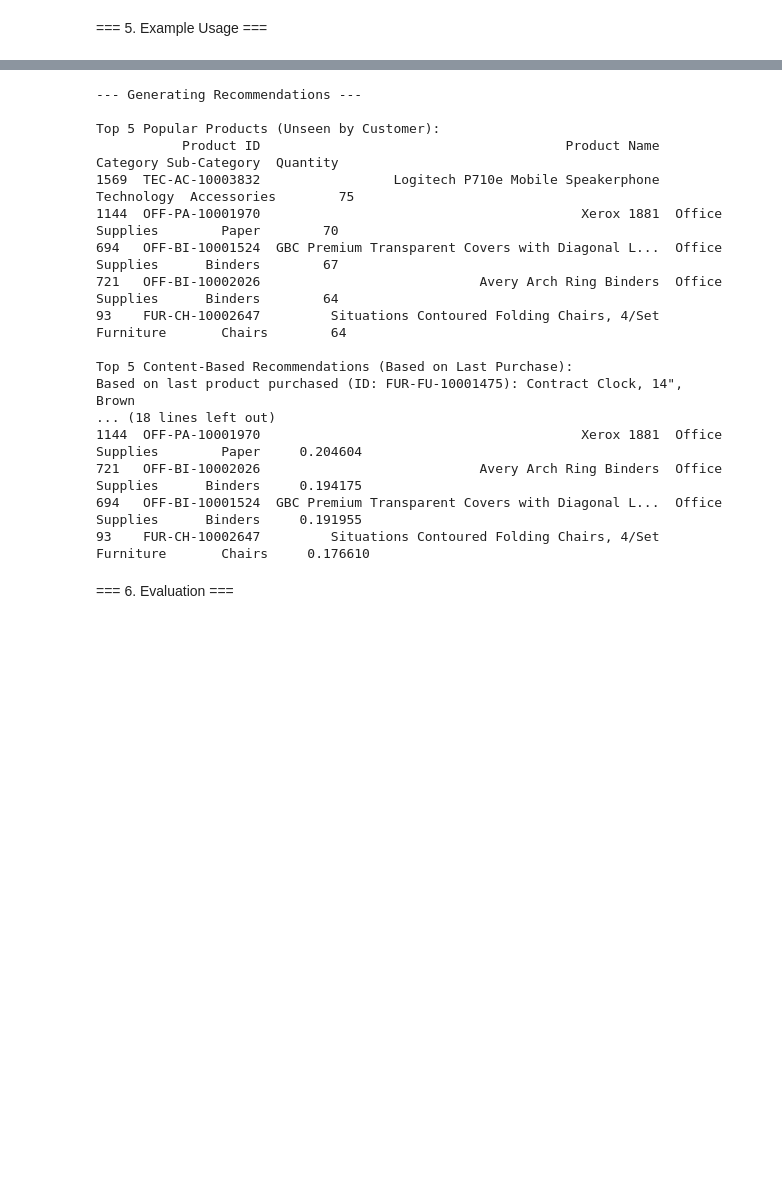
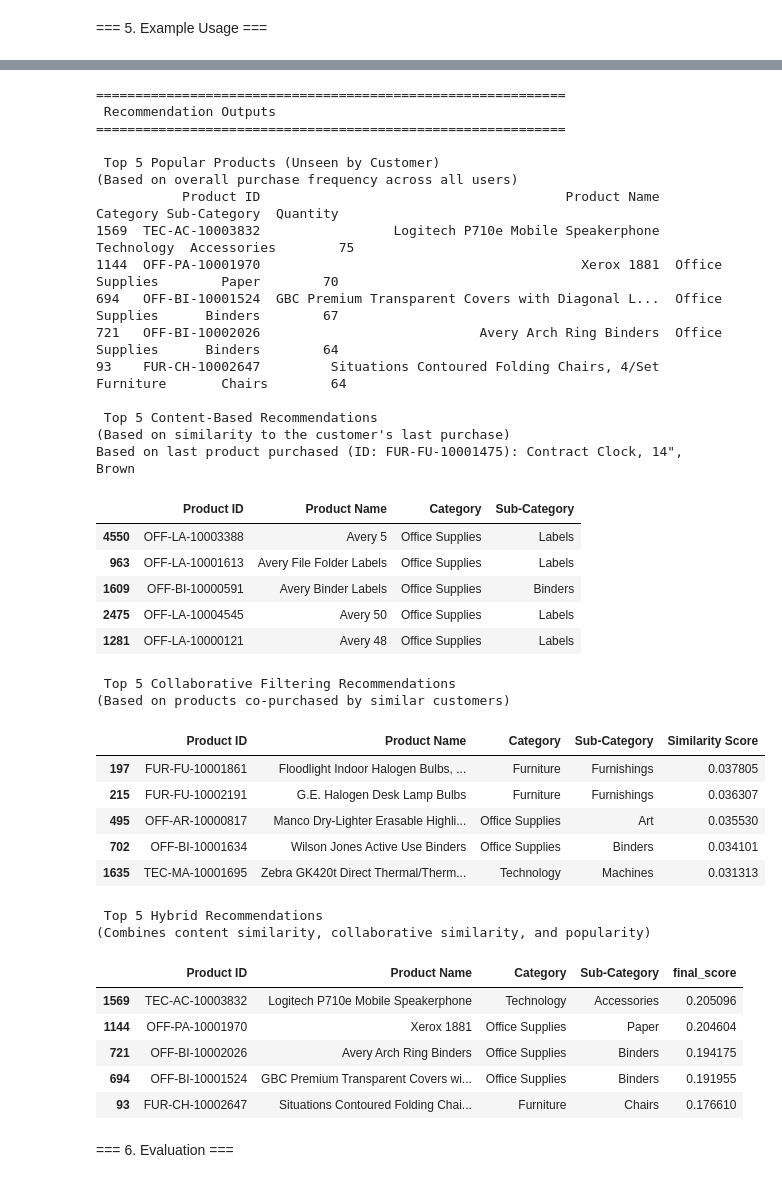
Before and after one commit to nancy-kataria/NexBuy, a Jupyter notebook: product_matching.ipynb, the cells around one changed output, grey strips where cells are left out. Drawn from its saved outputs; the diff is of its cells as text; code cells hidden in the pictures; blank space fills up the shorter version.

Commit message:
Updated hybrid method using normalized score since the popularity score is too high. Updated example usage to print out formatted

```diff
--- a/product_matching.ipynb
+++ b/product_matching.ipynb
@@ -249,7 +250,7 @@ def add_fallback_if_needed(recommendations, product_ids, product_df, n, by):
 
     if len(recommendations) < n:
         print(f"Customer has only {len(recommendations)} new products available. Showing global popular items instead.")
-        fallback = get_global_popular_products(n=n, by=by)
+        fallback = get_global_popular_products(top_n=n, by=by)
         fallback = fallback[~fallback['Product ID'].isin(product_ids)]
         recommendations = pd.concat([recommendations, fallback]).drop_duplicates('Product ID')
     return recommendations
@@ -281,12 +282,12 @@ def get_customer_preferences(customer_id, df):
     return top_categories, top_subcategories
 # %%
 # === Calculation  Functions ===
-def get_global_popular_products(n=10, by='Quantity'):
+def get_global_popular_products(top_n=5, by='Quantity'):
     """
     Recommends top-N globally popular products. Sorts all products based on a specified metric ('Quantity' or 'Sales') and returns the top N. Does not consider customer history.
 
     Args:
-        n (int, optional): The number of products to recommend. Defaults to 10.
+        top_n (int, optional): The number of products to recommend. Defaults to 10.
         by (str, optional): The metric to sort popularity by ('Quantity' or 'Sales'). Defaults to 'Quantity'.
 
     Returns:
@@ -298,7 +299,7 @@ def get_global_popular_products(n=10, by='Quantity'):
     if by not in ['Quantity', 'Sales']:
         raise ValueError("Parameter 'by' must be either 'Quantity' or 'Sales'")
 
-    return product_popularity.sort_values(by=by, ascending=False).head(n)[['Product ID', 'Product Name', 'Category', 'Sub-Category', by]]
+    return product_popularity.sort_values(by=by, ascending=False).head(top_n)[['Product ID', 'Product Name', 'Category', 'Sub-Category', by]]
 
 def get_content_similar_items(product_id, top_n=5):
     """
@@ -624,35 +691,66 @@ Customer Purchase Context (from full history):
 # %%
-# --- Display Recommendations ---
-print("\n--- Generating Recommendations ---")
+# Step 3: Show Recommendations
+print("\n" + "="*60)
+print(" Recommendation Outputs")
+print("="*60)
 
-print(f"\nTop {num_recommendations} Popular Products (Unseen by Customer):")
+# POPULAR
+print(f"\n Top {num_recommendations} Popular Products (Unseen by Customer)")
+print("(Based on overall purchase frequency across all users)")
 print(recommend_popular(customer_id=customer_example_id, top_n=num_recommendations))
 
-print(f"\nTop {num_recommendations} Content-Based Recommendations (Based on Last Purchase):")
-print(recommend_content_based(customer_example_id, top_n=num_recommendations))
+# CONTENT-BASED
+print(f"\n Top {num_recommendations} Content-Based Recommendations")
+print("(Based on similarity to the customer's last purchase)")
+display(recommend_content_based(customer_example_id, top_n=num_recommendations))
 
-print(f"\nTop {num_recommendations} Collaborative Recommendations (Based on Customer History):")
-print(recommend_collaborative(customer_example_id, top_n=num_recommendations))
+# COLLABORATIVE
+print(f"\n Top {num_recommendations} Collaborative Filtering Recommendations")
+print("(Based on products co-purchased by similar customers)")
+display(recommend_collaborative(customer_example_id, top_n=num_recommendations))
 
-print(f"\nTop {num_recommendations} Advanced Hybrid Recommendations (Content+Collab+Pop):")
-print(recommend_hybrid(customer_example_id, top_n=num_recommendations))
+# HYBRID
+print(f"\n Top {num_recommendations} Hybrid Recommendations")
+print("(Combines content similarity, collaborative similarity, and popularity)")
+display(recommend_hybrid(customer_example_id, top_n=num_recommendations))
 # %% [output]
---- Generating Recommendations ---
+============================================================
+ Recommendation Outputs
+============================================================
 
-Top 5 Popular Products (Unseen by Customer):
+ Top 5 Popular Products (Unseen by Customer)
+(Based on overall purchase frequency across all users)
            Product ID                                       Product Name         Category Sub-Category  Quantity
 1569  TEC-AC-10003832                 Logitech P710e Mobile Speakerphone       Technology  Accessories        75
 1144  OFF-PA-10001970                                         Xerox 1881  Office Supplies        Paper        70
 694   OFF-BI-10001524  GBC Premium Transparent Covers with Diagonal L...  Office Supplies      Binders        67
 721   OFF-BI-10002026                            Avery Arch Ring Binders  Office Supplies      Binders        64
 93    FUR-CH-10002647         Situations Contoured Folding Chairs, 4/Set        Furniture       Chairs        64
 
-Top 5 Content-Based Recommendations (Based on Last Purchase):
+ Top 5 Content-Based Recommendations
+(Based on similarity to the customer's last purchase)
 Based on last product purchased (ID: FUR-FU-10001475): Contract Clock, 14", Brown
-... (18 lines left out)
-1144  OFF-PA-10001970                                         Xerox 1881  Office Supplies        Paper     0.204604
-721   OFF-BI-10002026                            Avery Arch Ring Binders  Office Supplies      Binders     0.194175
-694   OFF-BI-10001524  GBC Premium Transparent Covers with Diagonal L...  Office Supplies      Binders     0.191955
-93    FUR-CH-10002647         Situations Contoured Folding Chairs, 4/Set        Furniture       Chairs     0.176610
+|  | Product ID | Product Name | Category | Sub-Category |
+| 4550 | OFF-LA-10003388 | Avery 5 | Office Supplies | Labels |
+| 963 | OFF-LA-10001613 | Avery File Folder Labels | Office Supplies | Labels |
+| 1609 | OFF-BI-10000591 | Avery Binder Labels | Office Supplies | Binders |
+| 2475 | OFF-LA-10004545 | Avery 50 | Office Supplies | Labels |
+| 1281 | OFF-LA-10000121 | Avery 48 | Office Supplies | Labels |
+ Top 5 Collaborative Filtering Recommendations
+(Based on products co-purchased by similar customers)
+|  | Product ID | Product Name | Category | Sub-Category | Similarity Score |
+| 197 | FUR-FU-10001861 | Floodlight Indoor Halogen Bulbs, ... | Furniture | Furnishings | 0.037805 |
+| 215 | FUR-FU-10002191 | G.E. Halogen Desk Lamp Bulbs | Furniture | Furnishings | 0.036307 |
+| 495 | OFF-AR-10000817 | Manco Dry-Lighter Erasable Highli... | Office Supplies | Art | 0.035530 |
+| 702 | OFF-BI-10001634 | Wilson Jones Active Use Binders | Office Supplies | Binders | 0.034101 |
+| 1635 | TEC-MA-10001695 | Zebra GK420t Direct Thermal/Therm... | Technology | Machines | 0.031313 |
+ Top 5 Hybrid Recommendations
+(Combines content similarity, collaborative similarity, and popularity)
+|  | Product ID | Product Name | Category | Sub-Category | final_score |
+| 1569 | TEC-AC-10003832 | Logitech P710e Mobile Speakerphone | Technology | Accessories | 0.205096 |
+| 1144 | OFF-PA-10001970 | Xerox 1881 | Office Supplies | Paper | 0.204604 |
+| 721 | OFF-BI-10002026 | Avery Arch Ring Binders | Office Supplies | Binders | 0.194175 |
+| 694 | OFF-BI-10001524 | GBC Premium Transparent Covers wi... | Office Supplies | Binders | 0.191955 |
+| 93 | FUR-CH-10002647 | Situations Contoured Folding Chai... | Furniture | Chairs | 0.176610 |
 # %% [markdown]
 === 6. Evaluation ===
```
Also changed, not shown: parts of 4 cells of this notebook.
